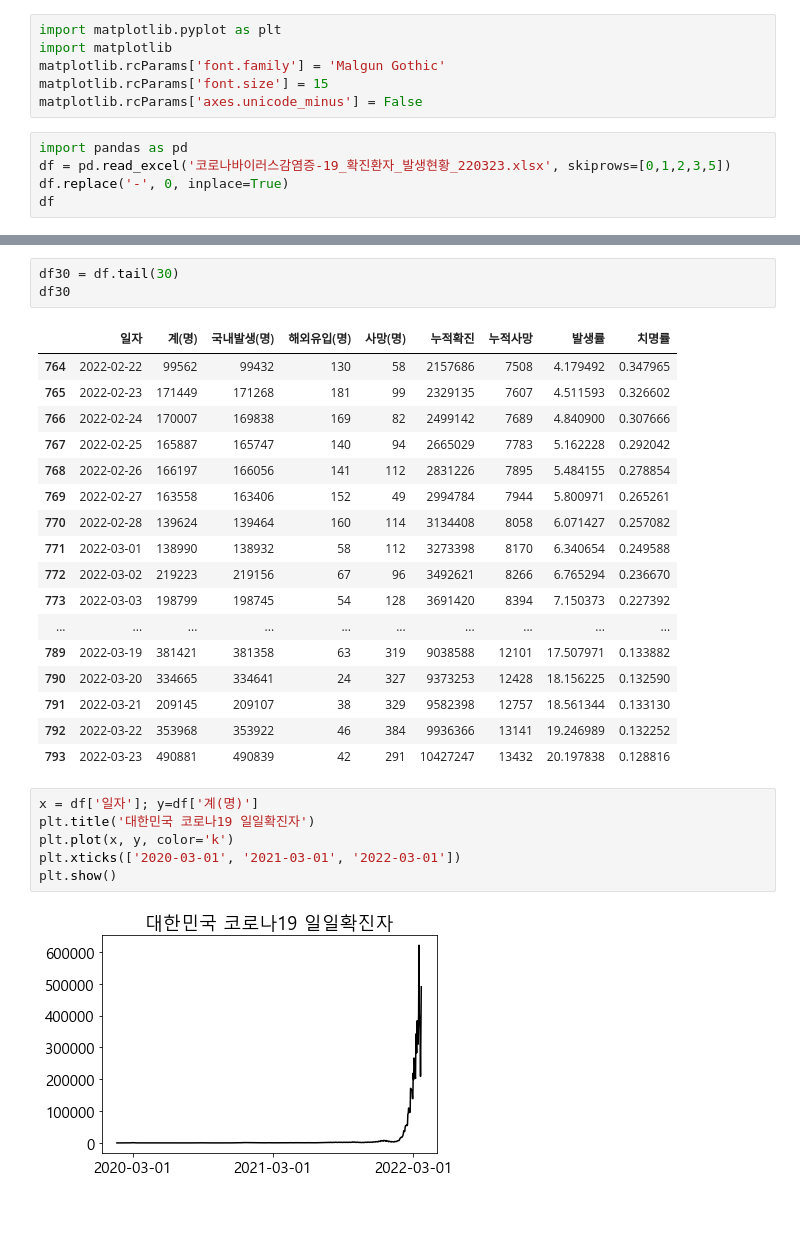
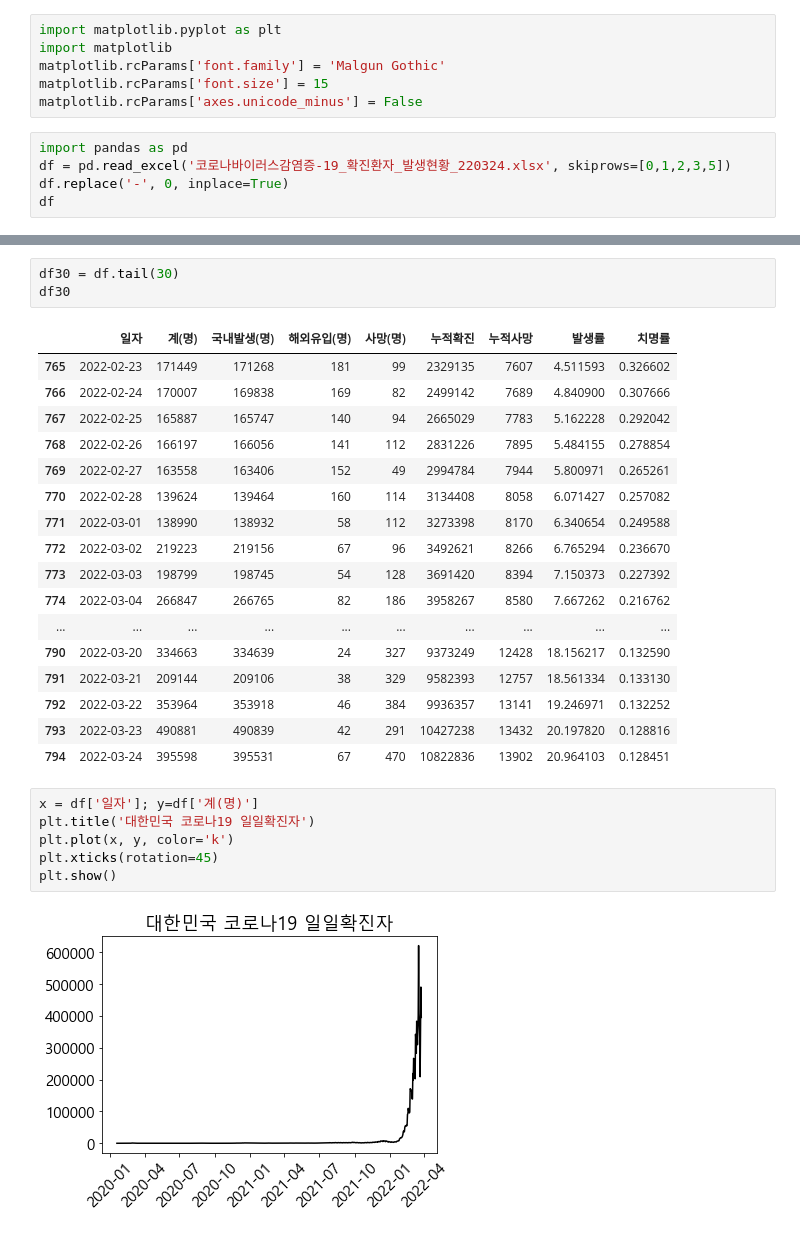
Before and after one commit to cpwoo/ProjectCorona, a Jupyter notebook: ProjectCorona.ipynb, the cells around one changed output, grey strips where cells are left out. Cells and saved outputs as stored; diff of their text form.

```diff
--- a/ProjectCorona.ipynb
+++ b/ProjectCorona.ipynb
@@ -6,7 +6,7 @@ matplotlib.rcParams['font.size'] = 15
 matplotlib.rcParams['axes.unicode_minus'] = False
 # %%
 import pandas as pd
-df = pd.read_excel('코로나바이러스감염증-19_확진환자_발생현황_220323.xlsx', skiprows=[0,1,2,3,5])
+df = pd.read_excel('코로나바이러스감염증-19_확진환자_발생현황_220324.xlsx', skiprows=[0,1,2,3,5])
 df.replace('-', 0, inplace=True)
 df
 # %% [output]
@@ -48,7 +48,6 @@ df30 = df.tail(30)
 df30
 # %% [output]
 |  | 일자 | 계(명) | 국내발생(명) | 해외유입(명) | 사망(명) | 누적확진 | 누적사망 | 발생률 | 치명률 |
-| 764 | 2022-02-22 | 99562 | 99432 | 130 | 58 | 2157686 | 7508 | 4.179492 | 0.347965 |
 | 765 | 2022-02-23 | 171449 | 171268 | 181 | 99 | 2329135 | 7607 | 4.511593 | 0.326602 |
 | 766 | 2022-02-24 | 170007 | 169838 | 169 | 82 | 2499142 | 7689 | 4.840900 | 0.307666 |
 | 767 | 2022-02-25 | 165887 | 165747 | 140 | 94 | 2665029 | 7783 | 5.162228 | 0.292042 |
@@ -58,20 +57,21 @@ df30
 | 771 | 2022-03-01 | 138990 | 138932 | 58 | 112 | 3273398 | 8170 | 6.340654 | 0.249588 |
 | 772 | 2022-03-02 | 219223 | 219156 | 67 | 96 | 3492621 | 8266 | 6.765294 | 0.236670 |
 | 773 | 2022-03-03 | 198799 | 198745 | 54 | 128 | 3691420 | 8394 | 7.150373 | 0.227392 |
+| 774 | 2022-03-04 | 266847 | 266765 | 82 | 186 | 3958267 | 8580 | 7.667262 | 0.216762 |
 | ... | ... | ... | ... | ... | ... | ... | ... | ... | ... |
-| 789 | 2022-03-19 | 381421 | 381358 | 63 | 319 | 9038588 | 12101 | 17.507971 | 0.133882 |
-| 790 | 2022-03-20 | 334665 | 334641 | 24 | 327 | 9373253 | 12428 | 18.156225 | 0.132590 |
-| 791 | 2022-03-21 | 209145 | 209107 | 38 | 329 | 9582398 | 12757 | 18.561344 | 0.133130 |
-| 792 | 2022-03-22 | 353968 | 353922 | 46 | 384 | 9936366 | 13141 | 19.246989 | 0.132252 |
-| 793 | 2022-03-23 | 490881 | 490839 | 42 | 291 | 10427247 | 13432 | 20.197838 | 0.128816 |
+| 790 | 2022-03-20 | 334663 | 334639 | 24 | 327 | 9373249 | 12428 | 18.156217 | 0.132590 |
+| 791 | 2022-03-21 | 209144 | 209106 | 38 | 329 | 9582393 | 12757 | 18.561334 | 0.133130 |
+| 792 | 2022-03-22 | 353964 | 353918 | 46 | 384 | 9936357 | 13141 | 19.246971 | 0.132252 |
+| 793 | 2022-03-23 | 490881 | 490839 | 42 | 291 | 10427238 | 13432 | 20.197820 | 0.128816 |
+| 794 | 2022-03-24 | 395598 | 395531 | 67 | 470 | 10822836 | 13902 | 20.964103 | 0.128451 |
 # %%
 x = df['일자']; y=df['계(명)']
 plt.title('대한민국 코로나19 일일확진자')
 plt.plot(x, y, color='k')
-plt.xticks(['2020-03-01', '2021-03-01', '2022-03-01'])
+plt.xticks(rotation=45)
 plt.show()
 # %% [output]
-[figure, old version]
+[figure, new version]
 # %%
 x = df30['일자']; y=df30['계(명)']
 plt.title('대한민국 코로나19 일일확진자 최근 30일')
```
Also changed, not shown: parts of 11 cells of this notebook, 3 other files.
